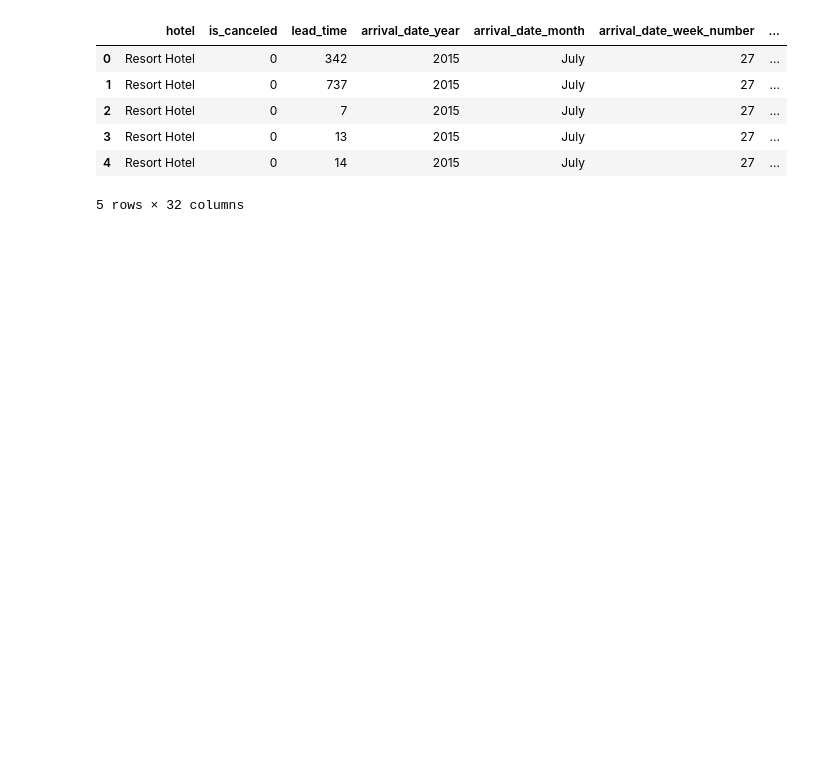
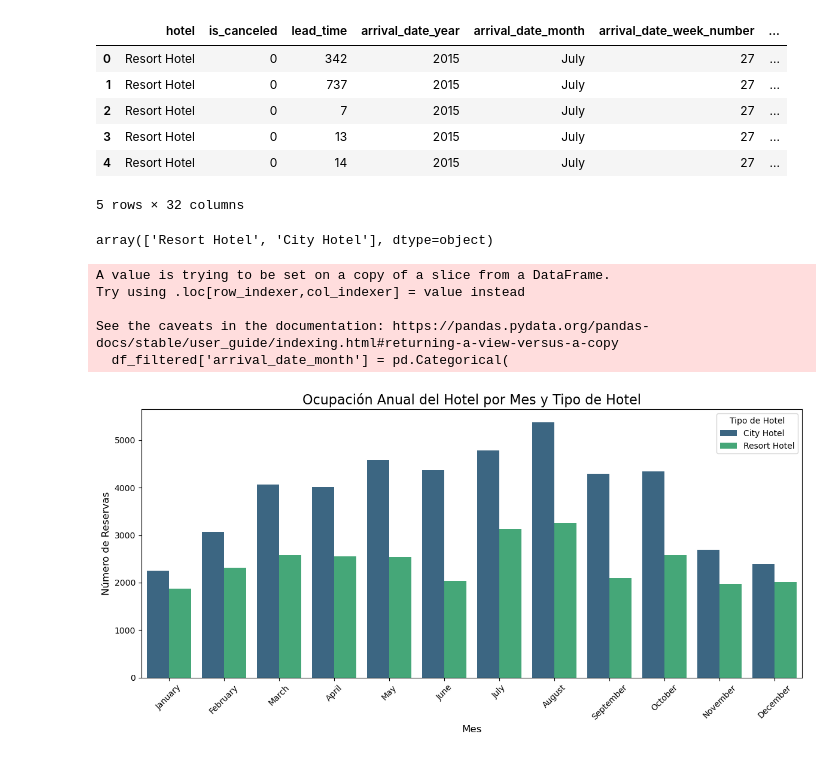
Before and after one commit to carmenlozanolopez/VPAD, a Jupyter notebook: script.ipynb, the cells around one changed output. Cells and saved outputs as stored; diff of their text form; code cells hidden in the pictures; blank space fills up the shorter version.

Commit message:
posible pregunta
¿Se observa algún cambio en la ocupación entre los dos tipos de hoteles (urbano vs. resort)?

```diff
--- a/script.ipynb
+++ b/script.ipynb
@@ -13,3 +13,53 @@ df_hotel.head()
 | 3 | Resort Hotel | 0 | 13 | 2015 | July | 27 | ... |
 | 4 | Resort Hotel | 0 | 14 | 2015 | July | 27 | ... |
 5 rows × 32 columns
+# %%
+#select distintct values of the column 'hotel'
+df_hotel['hotel'].unique()
+# %% [output]
+array(['Resort Hotel', 'City Hotel'], dtype=object)
+# %%
+import matplotlib.pyplot as plt
+import seaborn as sns
+
+df_filtered = df_hotel[df_hotel['is_canceled'] == 0]
+
+# Convertir los meses a un orden correcto (si no están ya ordenados)
+month_order = [
+    "January", "February", "March", "April", "May", "June",
+    "July", "August", "September", "October", "November", "December"
+]
+df_filtered['arrival_date_month'] = pd.Categorical(
+    df_filtered['arrival_date_month'], categories=month_order, ordered=True
+)
+
+# Agrupar los datos por mes y tipo de hotel
+occupancy_data = df_filtered.groupby(['arrival_date_month', 'hotel']).size().reset_index(name='reservations')
+
+# Crear el gráfico
+plt.figure(figsize=(12, 6))
+sns.barplot(
+    data=occupancy_data,
+    x='arrival_date_month',
+    y='reservations',
+    hue='hotel',
+    palette='viridis'
+)
+
+# Personalizar el gráfico
+plt.title('Ocupación Anual del Hotel por Mes y Tipo de Hotel', fontsize=16)
+plt.xlabel('Mes', fontsize=12)
+plt.ylabel('Número de Reservas', fontsize=12)
+plt.legend(title='Tipo de Hotel', loc='upper right')
+plt.xticks(rotation=45)
+plt.tight_layout()
+
+# Mostrar el gráfico
+plt.show()
+# %% [output]
+A value is trying to be set on a copy of a slice from a DataFrame.
+Try using .loc[row_indexer,col_indexer] = value instead
+
+See the caveats in the documentation: https://pandas.pydata.org/pandas-docs/stable/user_guide/indexing.html#returning-a-view-versus-a-copy
+  df_filtered['arrival_date_month'] = pd.Categorical(
+[figure, added]
```
Also changed, not shown: 1 other file.
